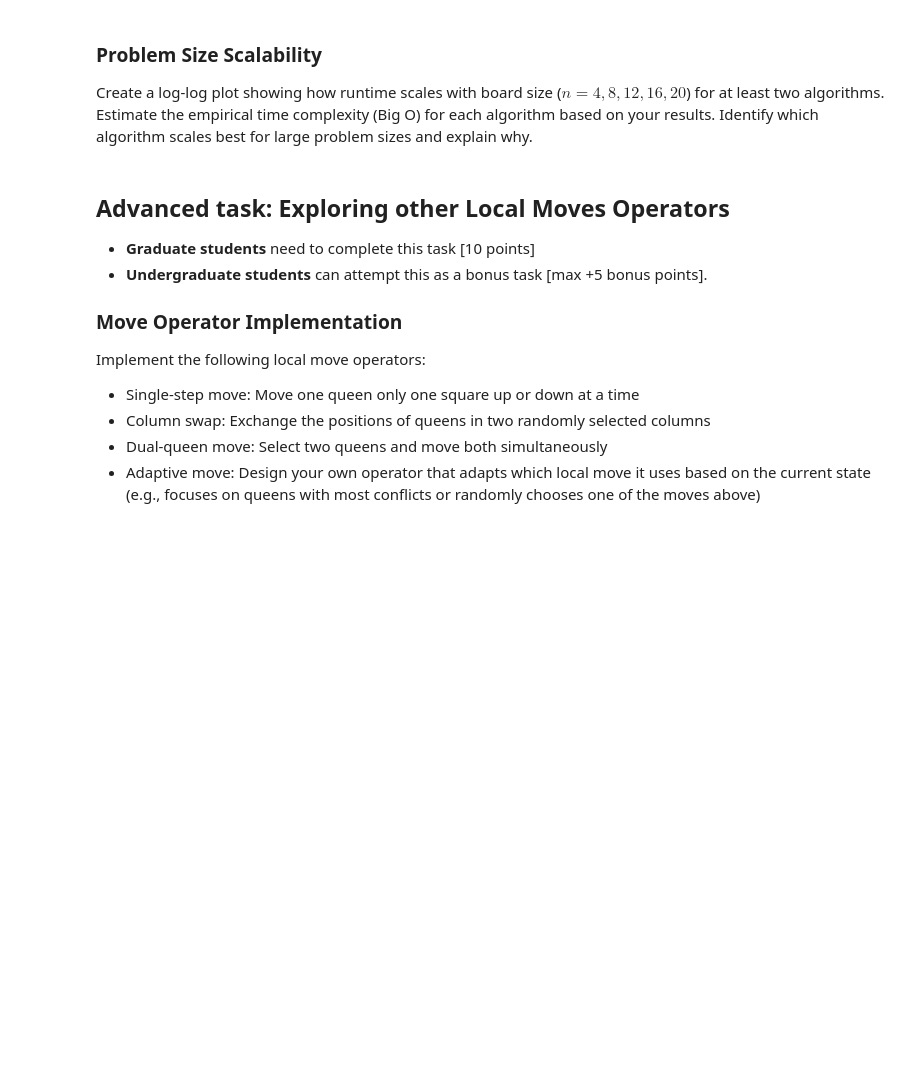
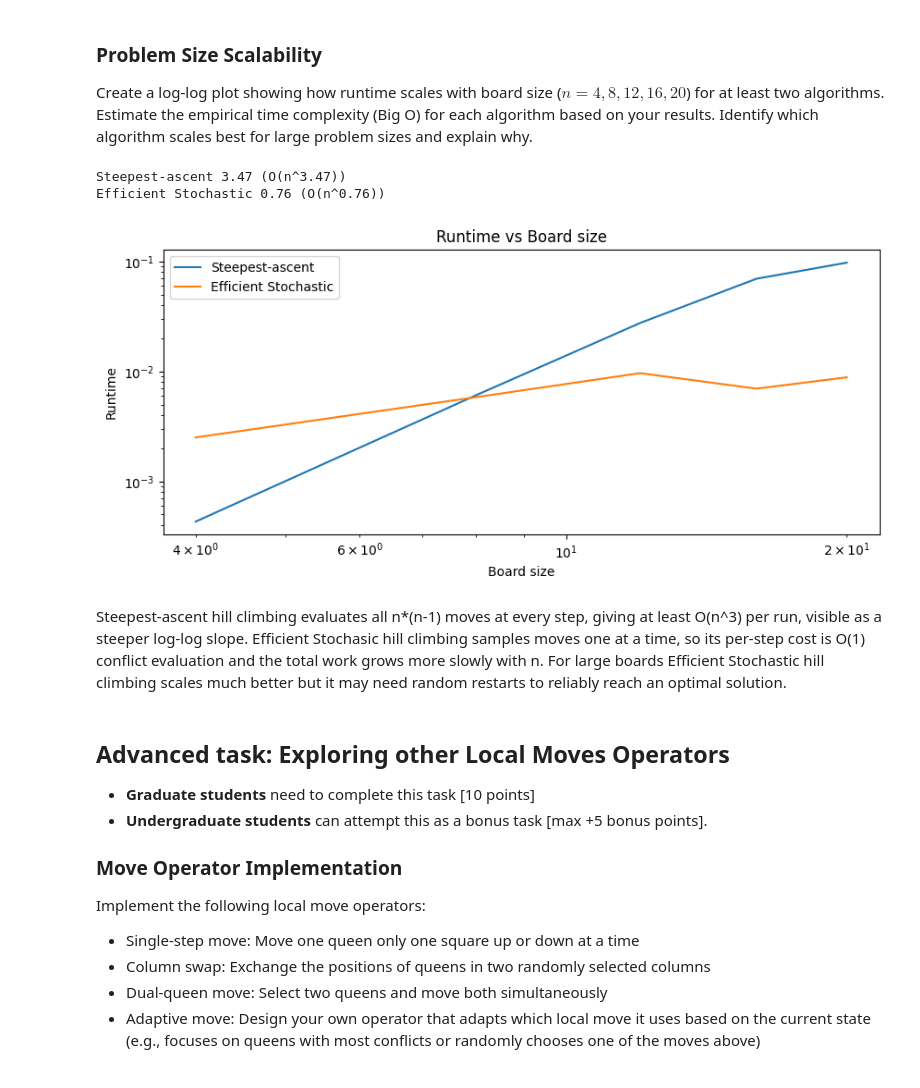
Before and after one commit to Jonestg26/Assignment1, a Jupyter notebook: Local_Search/n_queens.ipynb, the cells around one changed output. Saved outputs shown, nothing was run; the diff lists cells and outputs as text; code cells hidden in the pictures; blank space fills up the shorter version.

```diff
--- a/Local_Search/n_queens.ipynb
+++ b/Local_Search/n_queens.ipynb
@@ -493,3 +516,44 @@ Identify which algorithm scales best for large problem sizes and explain why.
+# %%
+sizes = [4, 8, 12, 16, 20]
+SCALE = 30
+
+scale_results = {name: [] for name in ["Steepest-ascent", "Efficient Stochastic"]}
+
+for n in sizes:
+  for name, algorithm, kwargs in [
+      ("Steepest-ascent", steepest_ascent, {}),
+      ("Efficient Stochastic", efficient_stochastic, {}),
+  ]:
+      times =[]
+      for i in range(SCALE):
+        board = random_board(n)
+        start = time.perf_counter()
+        algorithm(board, **kwargs)
+        times.append(time.perf_counter() - start)
+      scale_results[name].append(np.mean(times))
+
+log_n = np.log(sizes)
+for name, times in scale_results.items():
+  log_time = np.log(times)
+  slope, intercept = np.polyfit(log_n, log_time, 1)
+  print(f"{name} {slope:.2f} (O(n^{slope:.2f}))")
+
+plt.figure(figsize=(10, 4))
+for name, times in scale_results.items():
+  plt.plot(sizes, times, label=name)
+plt.xscale("log")
+plt.yscale("log")
+plt.xlabel("Board size")
+plt.ylabel("Runtime")
+plt.title("Runtime vs Board size")
+plt.legend()
+plt.show()
+# %% [output]
+Steepest-ascent 3.47 (O(n^3.47))
+Efficient Stochastic 0.76 (O(n^0.76))
+[figure, added]
+# %% [markdown]
+Steepest-ascent hill climbing evaluates all n*(n-1) moves at every step, giving at least O(n^3) per run, visible as a steeper log-log slope. Efficient Stochasic hill climbing samples moves one at a time, so its per-step cost is O(1) conflict evaluation and the total work grows more slowly with n. For large boards Efficient Stochastic hill climbing scales much better but it may need random restarts to reliably reach an optimal solution.
 # %% [markdown]
 ## Advanced task: Exploring other Local Moves Operators
 
```
Also changed, not shown: parts of 5 cells of this notebook.
